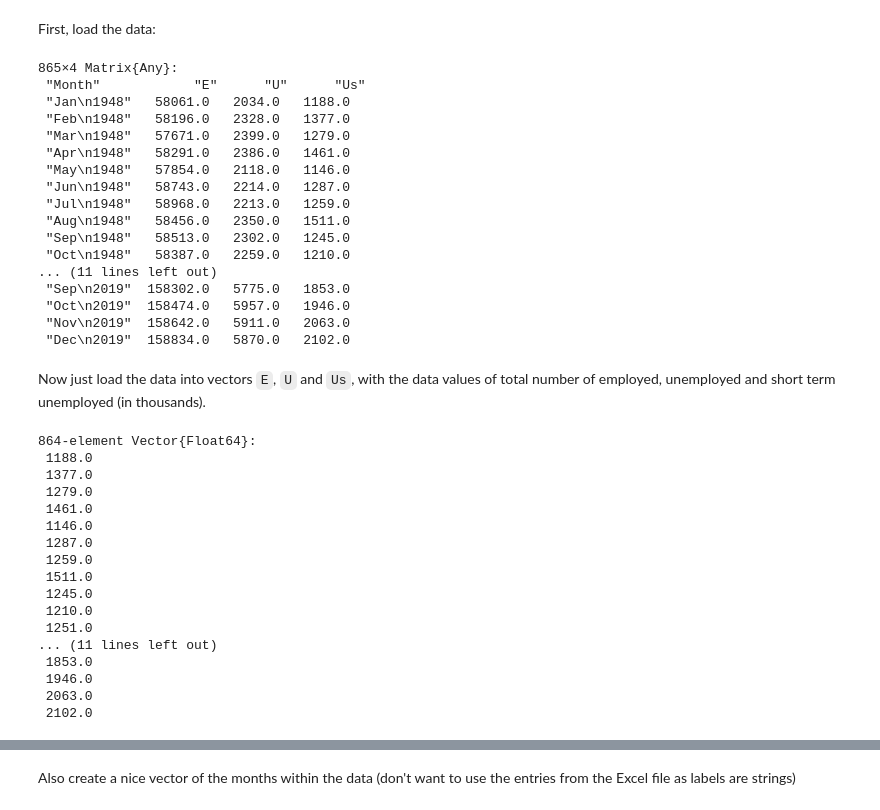
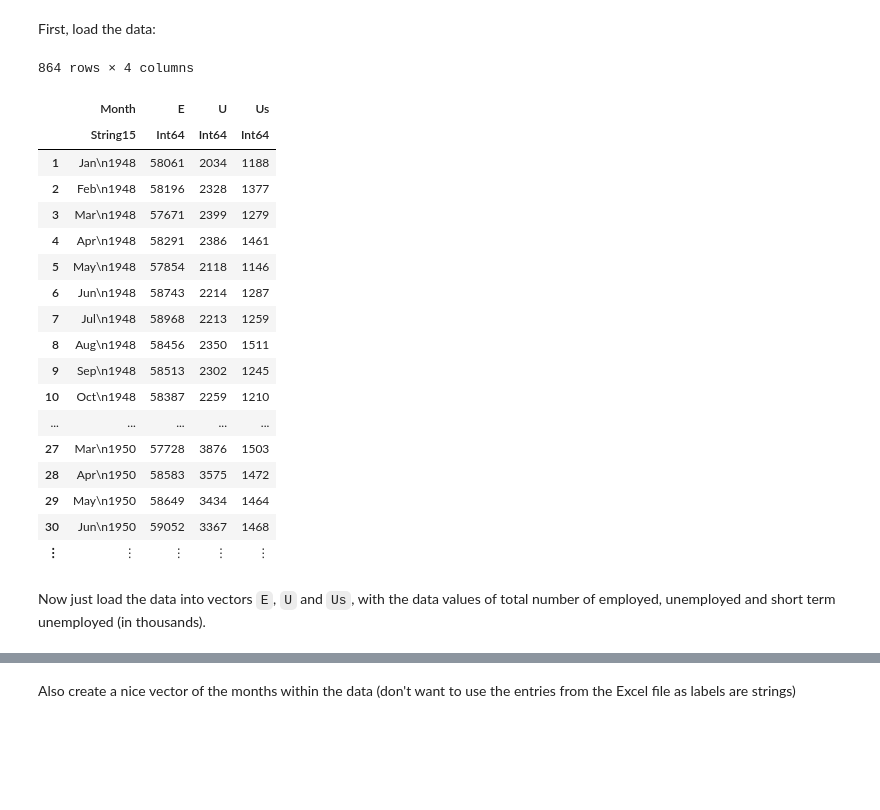
Before and after one commit to eekostadinov/EC990, a Jupyter notebook: Notebook2_ShimerExercise.ipynb, the cells around one changed output, grey strips where cells are left out. Cells and saved outputs as stored; diff of their text form; code cells hidden in the pictures; blank space fills up the shorter version.

```diff
--- a/Notebook2_ShimerExercise.ipynb
+++ b/Notebook2_ShimerExercise.ipynb
@@ -22,49 +22,29 @@ In the folder you can find an excel file `stocks_data.xls` with time series on e
 While the data is the same as Shimer's he uses some additional data to address an issue with a change in measurement of short term unemployed since 1994. This correction has quite minimal implications for the results, but also requires quite a bit more code, so we will not do it and use the raw data directly. (If you are extremely careful) you may notice tiny differences with respect to the results in the paper and the lecture.
 # %% [markdown]
 First, load the data:
-# %%
-using ExcelReaders
-
-data = readxlsheet("stocks_data.xls", "Sheet1")
-# %% [output]
-865×4 Matrix{Any}:
- "Month"            "E"      "U"      "Us"
- "Jan\n1948"   58061.0   2034.0   1188.0
- "Feb\n1948"   58196.0   2328.0   1377.0
- "Mar\n1948"   57671.0   2399.0   1279.0
- "Apr\n1948"   58291.0   2386.0   1461.0
- "May\n1948"   57854.0   2118.0   1146.0
- "Jun\n1948"   58743.0   2214.0   1287.0
- "Jul\n1948"   58968.0   2213.0   1259.0
- "Aug\n1948"   58456.0   2350.0   1511.0
- "Sep\n1948"   58513.0   2302.0   1245.0
- "Oct\n1948"   58387.0   2259.0   1210.0
-... (11 lines left out)
- "Sep\n2019"  158302.0   5775.0   1853.0
- "Oct\n2019"  158474.0   5957.0   1946.0
- "Nov\n2019"  158642.0   5911.0   2063.0
- "Dec\n2019"  158834.0   5870.0   2102.0
+# %%
+using CSV
+
+data = CSV.read("data/stocks_data.csv", DataFrame)
+# %% [output]
+864 rows × 4 columns
+|  | Month | E | U | Us |
+|  | String15 | Int64 | Int64 | Int64 |
+| 1 | Jan\n1948 | 58061 | 2034 | 1188 |
+| 2 | Feb\n1948 | 58196 | 2328 | 1377 |
+| 3 | Mar\n1948 | 57671 | 2399 | 1279 |
+| 4 | Apr\n1948 | 58291 | 2386 | 1461 |
+| 5 | May\n1948 | 57854 | 2118 | 1146 |
+| 6 | Jun\n1948 | 58743 | 2214 | 1287 |
+| 7 | Jul\n1948 | 58968 | 2213 | 1259 |
+| 8 | Aug\n1948 | 58456 | 2350 | 1511 |
+| 9 | Sep\n1948 | 58513 | 2302 | 1245 |
+| 10 | Oct\n1948 | 58387 | 2259 | 1210 |
+| ... | ... | ... | ... | ... |
+| 27 | Mar\n1950 | 57728 | 3876 | 1503 |
+| 28 | Apr\n1950 | 58583 | 3575 | 1472 |
+| 29 | May\n1950 | 58649 | 3434 | 1464 |
+| 30 | Jun\n1950 | 59052 | 3367 | 1468 |
+| ⋮ | ⋮ | ⋮ | ⋮ | ⋮ |
 # %% [markdown]
 Now just load the data into vectors `E`, `U` and `Us`, with the data values of total number of employed, unemployed and short term unemployed (in thousands).
-# %%
-E = float.(data[2:end,2])
-U = float.(data[2:end,3])
-Us = float.(data[2:end,4])
-# %% [output]
-864-element Vector{Float64}:
- 1188.0
- 1377.0
- 1279.0
- 1461.0
- 1146.0
- 1287.0
- 1259.0
- 1511.0
- 1245.0
- 1210.0
- 1251.0
-... (11 lines left out)
- 1853.0
- 1946.0
- 2063.0
- 2102.0
```
Also changed, not shown: parts of 7 cells of this notebook, 5 other files.
